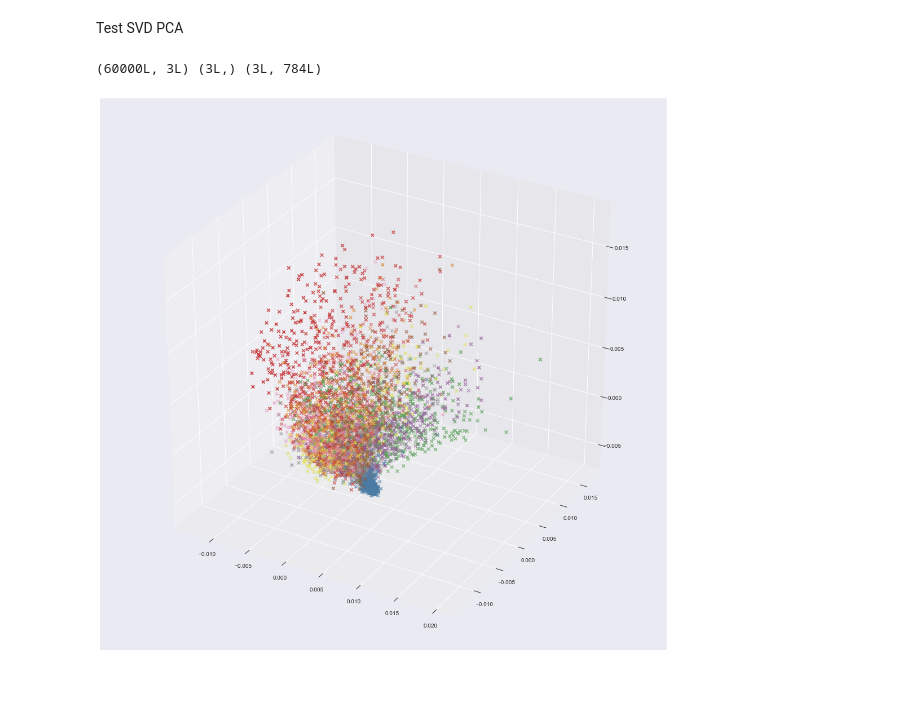
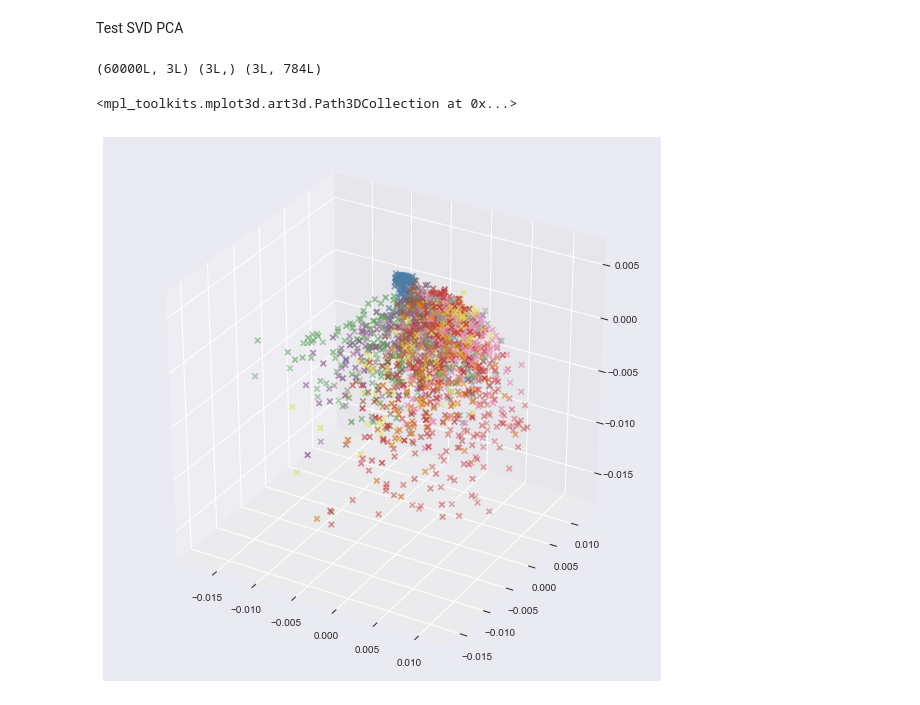
Before and after one commit to zxybazh/PRML-Assignment, a Jupyter notebook: assignment4/src/mnist.ipynb, the cells around one changed output. Cells and saved outputs as stored; diff of their text form; code cells hidden in the pictures.

```diff
--- a/assignment4/src/mnist.ipynb
+++ b/assignment4/src/mnist.ipynb
@@ -51,18 +49,19 @@ u,s,v = scipy.sparse.linalg.svds(X_std, k=3)
-# %%
-print u.shape, s.shape, v.shape
-# %% [output]
-(60000L, 3L) (3L,) (3L, 784L)
 # %%
-num = 5000
+u,s,v = scipy.sparse.linalg.svds(X_std, k=3)
+
+print u.shape, s.shape, v.shape
+
+num = 2000
 from mpl_toolkits.mplot3d import Axes3D
-fig = plt.figure(figsize=(18, 18))
+fig = plt.figure(figsize=(10, 10))
 ax = fig.add_subplot(111, projection='3d')
 ax.scatter(u.T[0][:num], u.T[1][:num], u.T[2][:num], \
            c=[sns.color_palette("Set1", n_colors=10, desat=.7)[w] for w in Y_train[:num]],\
            marker='x', s = 30)
-plt.show()
 # %% [output]
+(60000L, 3L) (3L,) (3L, 784L)
+<mpl_toolkits.mplot3d.art3d.Path3DCollection at 0x...>
-[figure, old version]
+[figure, new version]
 # %%
 [w for w in Y_train]
 # %% [output]
```
Also changed, not shown: parts of 1 cell of this notebook.
